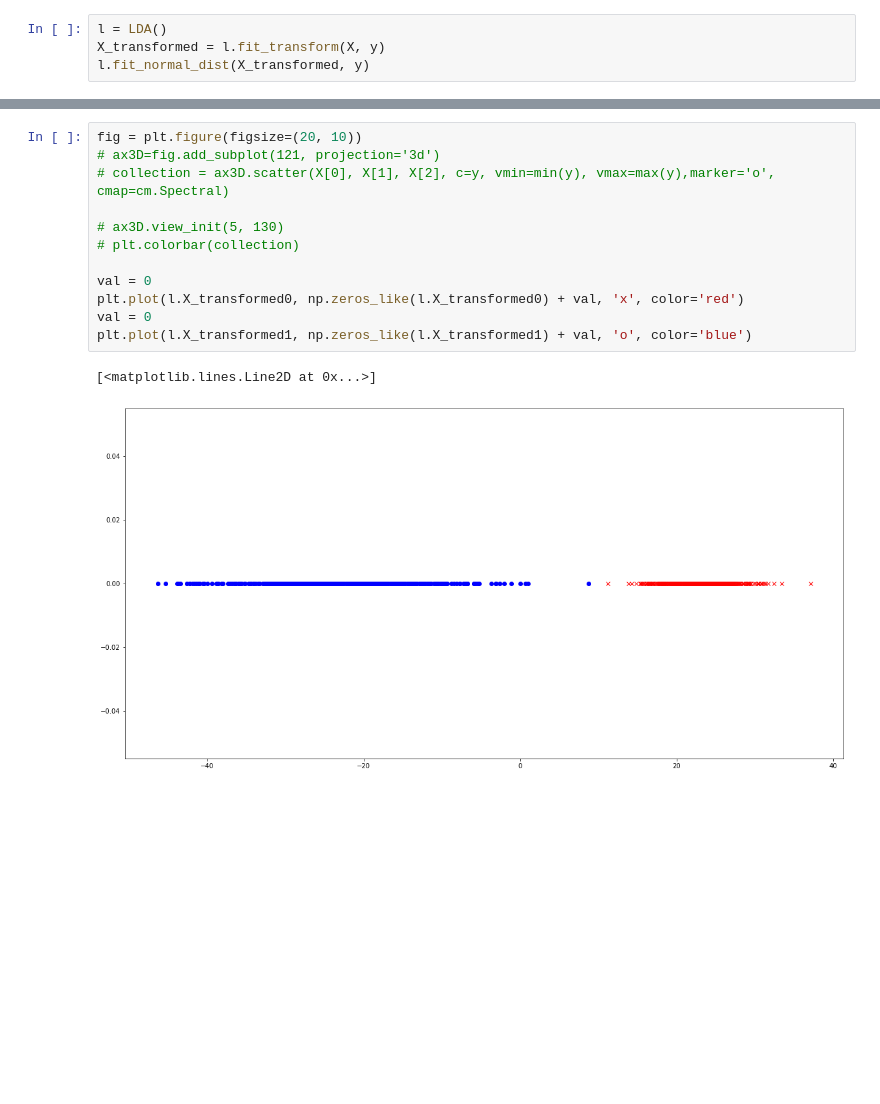
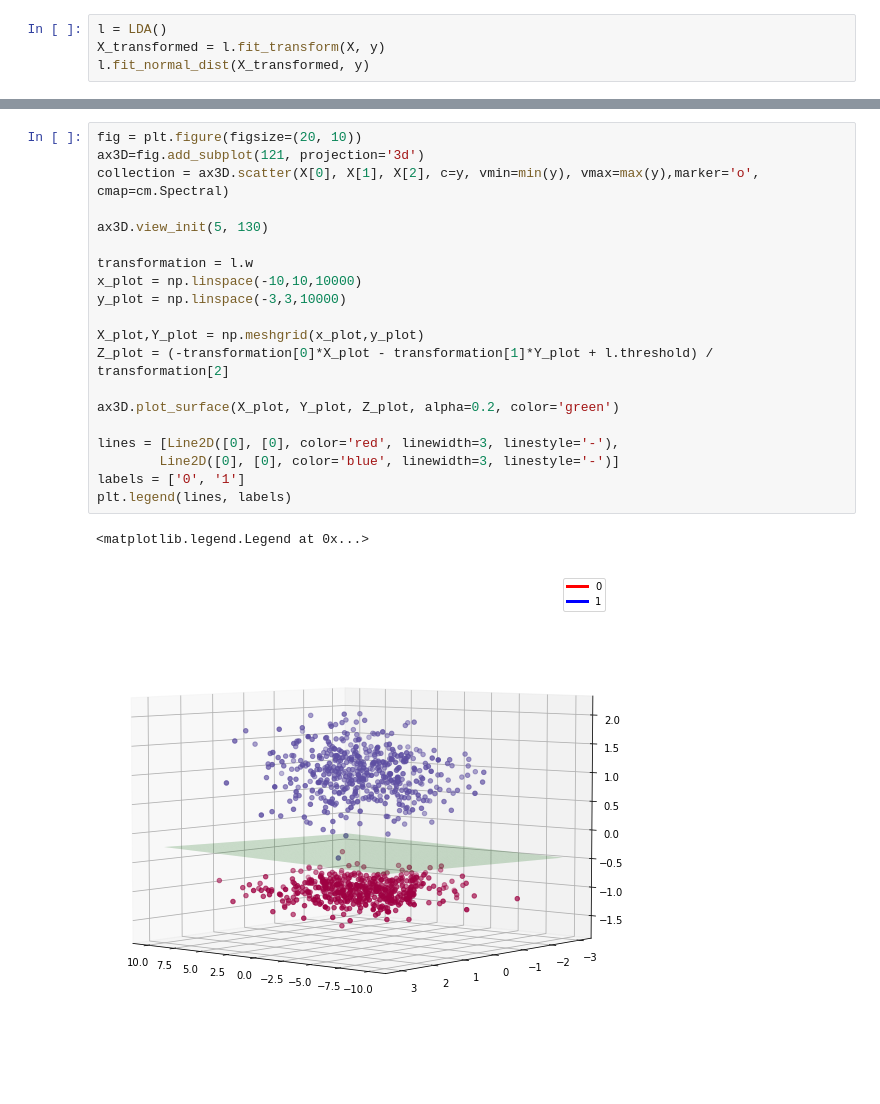
Before and after one commit to Aviral14/ML-Assignment, a Jupyter notebook: Fischer LDA/LDA.ipynb, the cells around one changed output, grey strips where cells are left out. Saved outputs shown, nothing was run; the diff lists cells and outputs as text; blank space fills up the shorter version.

Commit message:
Implement normal and discriminator plotting

```diff
--- a/Fischer LDA/LDA.ipynb
+++ b/Fischer LDA/LDA.ipynb
@@ -112,15 +118,23 @@ The discriminant vector in 1-D is - -8.812647597643263 a single point.
 # %%
 fig = plt.figure(figsize=(20, 10))
-# ax3D=fig.add_subplot(121, projection='3d')
-# collection = ax3D.scatter(X[0], X[1], X[2], c=y, vmin=min(y), vmax=max(y),marker='o', cmap=cm.Spectral)
+ax3D=fig.add_subplot(121, projection='3d')
+collection = ax3D.scatter(X[0], X[1], X[2], c=y, vmin=min(y), vmax=max(y),marker='o', cmap=cm.Spectral)
 
-# ax3D.view_init(5, 130)
-# plt.colorbar(collection)
+ax3D.view_init(5, 130)
 
-val = 0
-plt.plot(l.X_transformed0, np.zeros_like(l.X_transformed0) + val, 'x', color='red')
-val = 0
-plt.plot(l.X_transformed1, np.zeros_like(l.X_transformed1) + val, 'o', color='blue')
+transformation = l.w
+x_plot = np.linspace(-10,10,10000)
+y_plot = np.linspace(-3,3,10000)
+
+X_plot,Y_plot = np.meshgrid(x_plot,y_plot)
+Z_plot = (-transformation[0]*X_plot - transformation[1]*Y_plot + l.threshold) / transformation[2]
+
+ax3D.plot_surface(X_plot, Y_plot, Z_plot, alpha=0.2, color='green')
+
+lines = [Line2D([0], [0], color='red', linewidth=3, linestyle='-'),
+        Line2D([0], [0], color='blue', linewidth=3, linestyle='-')]
+labels = ['0', '1']
+plt.legend(lines, labels)
 # %% [output]
-[<matplotlib.lines.Line2D at 0x...>]
+<matplotlib.legend.Legend at 0x...>
-[figure, old version]
+[figure, new version]
```
Also changed, not shown: parts of 7 cells of this notebook.
